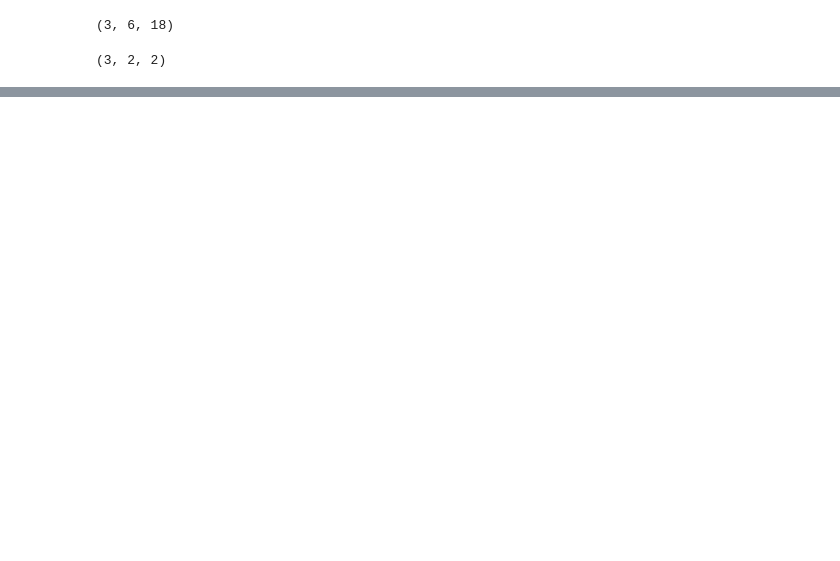
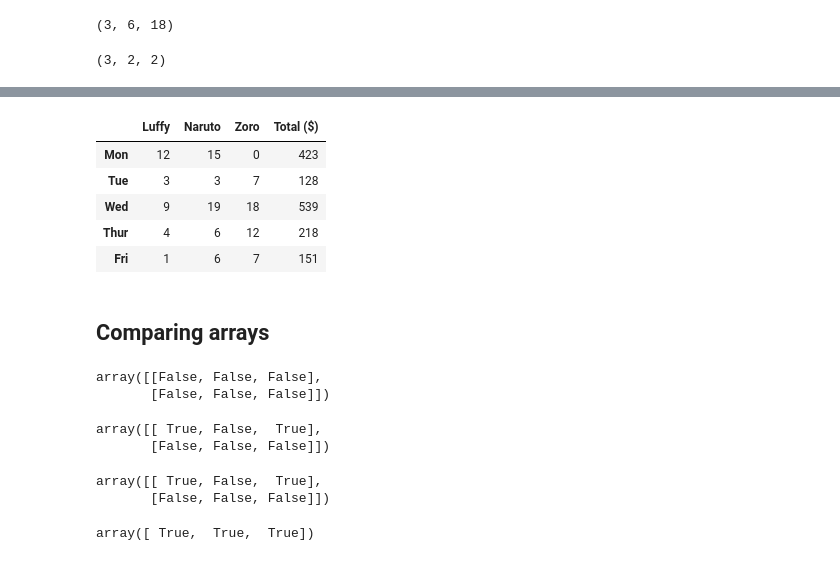
Before and after one commit to tesla-ambassador/Machine-Learning, a Jupyter notebook: numpy-lessons/numpy-tutorial.ipynb, the cells around one changed output, grey strips where cells are left out. Cells and saved outputs as stored; diff of their text form; code cells hidden in the pictures; blank space fills up the shorter version.

```diff
--- a/numpy-lessons/numpy-tutorial.ipynb
+++ b/numpy-lessons/numpy-tutorial.ipynb
@@ -73,0 +636,31 @@ len(a_1), len(a_2), len(a_3)
+# %%
+weekly_sales
+# %% [output]
+|  | Luffy | Naruto | Zoro | Total ($) |
+| Mon | 12 | 15 | 0 | 423 |
+| Tue | 3 | 3 | 7 | 128 |
+| Wed | 9 | 19 | 18 | 539 |
+| Thur | 4 | 6 | 12 | 218 |
+| Fri | 1 | 6 | 7 | 151 |
+# %% [markdown]
+## Comparing arrays
+# %%
+a_1 > a_2
+# %% [output]
+array([[False, False, False],
+       [False, False, False]])
+# %%
+bool_arr = a_1 >= a_2
+bool_arr
+# %% [output]
+array([[ True, False,  True],
+       [False, False, False]])
+# %%
+a_1 == a_2
+# %% [output]
+array([[ True, False,  True],
+       [False, False, False]])
+# %%
+a_1 == a_1
+# %% [output]
+array([ True,  True,  True])
```
Also changed, not shown: parts of 117 cells of this notebook, 13 other files.
